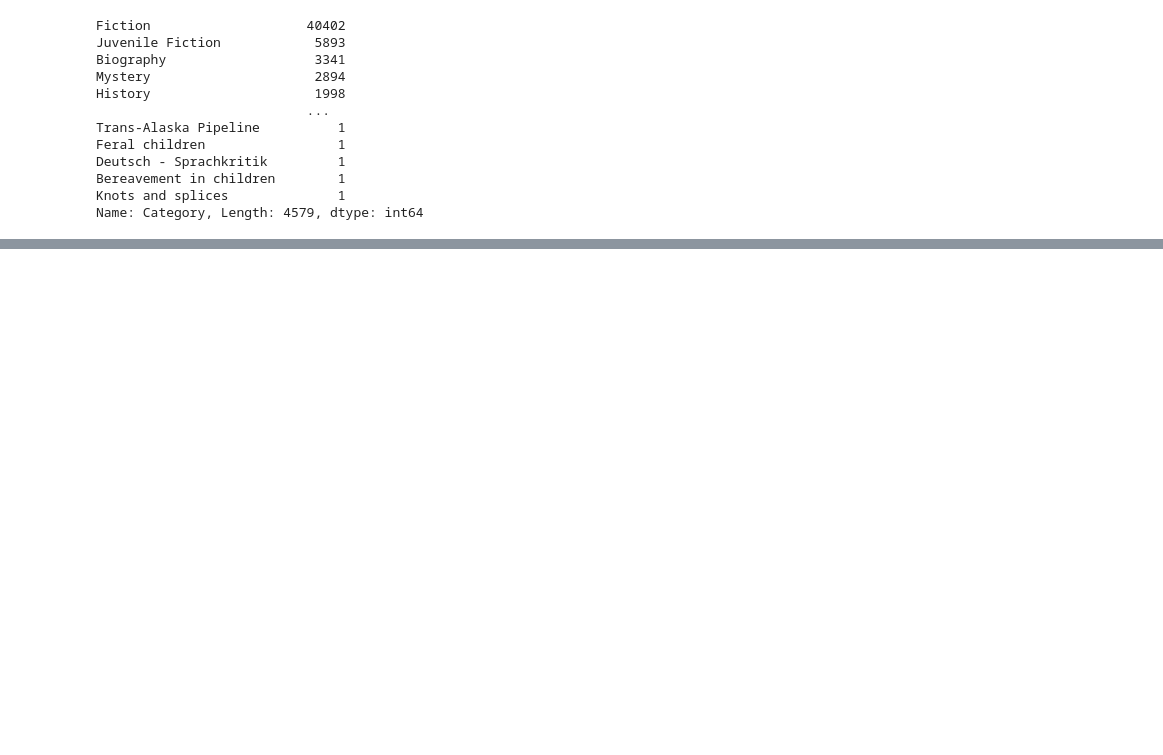
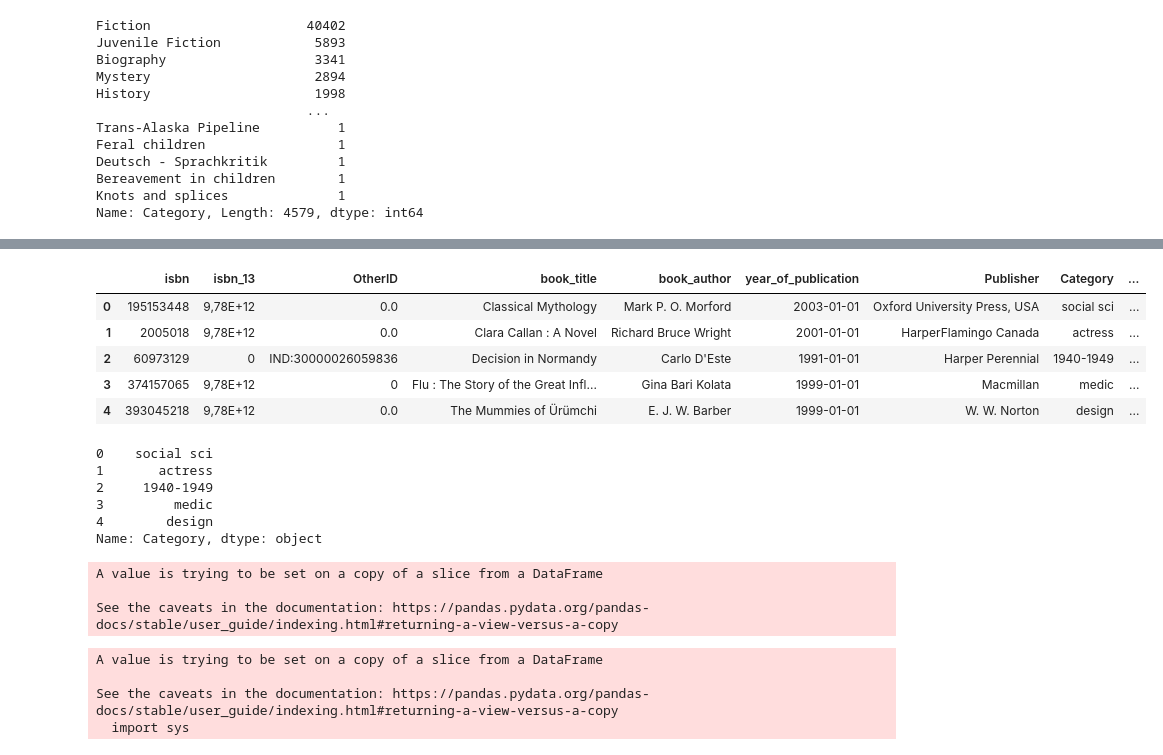
Before and after one commit to ArielNATAF/Books_project, a Jupyter notebook: datasets/Automatic_cleaning_colab_csv.ipynb, the cells around one changed output, grey strips where cells are left out. Drawn from its saved outputs; the diff is of its cells as text; code cells hidden in the pictures; blank space fills up the shorter version.

```diff
--- a/datasets/Automatic_cleaning_colab_csv.ipynb
+++ b/datasets/Automatic_cleaning_colab_csv.ipynb
@@ -540,0 +856,9 @@ books_scrapped_cleaned.to_csv(file_scrapper_cleaned, sep = "|", index = False)
+# %%
+books_scrapped_cleaned = pd.read_csv(file_scrapper_cleaned, sep = '|')
+
+sel_cat = pd.read_csv(path_scrapper + "Sel_cat_autgenr.csv", sep = "|")
+sel_cat = sel_cat.rename( columns = {"Unnamed: 0" :"Categories", "Category": "nb_Books_Inside"} )
+sel_cat_list = list(sel_cat.Categories)
+
+other_cat = pd.read_csv(path_scrapper + "Other_cat_autgenr.csv", sep = "|")
+other_cat = other_cat.rename( columns = {"Unnamed: 0" :"Categories", "Category": "nb_Books_Inside"} )
@@ -540,0 +883,44 @@ books_scrapped_cleaned.to_csv(file_scrapper_cleaned, sep = "|", index = False)
+# %%
+books_scrapped_cleaned.head(5)
+# %% [output]
+|  | isbn | isbn_13 | OtherID | book_title | book_author | year_of_publication | Publisher | Category | ... |
+| 0 | 195153448 | 9,78E+12 | 0.0 | Classical Mythology | Mark P. O. Morford | 2003-01-01 | Oxford University Press, USA | social sci | ... |
+| 1 | 2005018 | 9,78E+12 | 0.0 | Clara Callan : A Novel | Richard Bruce Wright | 2001-01-01 | HarperFlamingo Canada | actress | ... |
+| 2 | 60973129 | 0 | IND:30000026059836 | Decision in Normandy | Carlo D'Este | 1991-01-01 | Harper Perennial | 1940-1949 | ... |
+| 3 | 374157065 | 9,78E+12 | 0 | Flu : The Story of the Great Infl... | Gina Bari Kolata | 1999-01-01 | Macmillan | medic | ... |
+| 4 | 393045218 | 9,78E+12 | 0.0 | The Mummies of Ürümchi | E. J. W. Barber | 1999-01-01 | W. W. Norton | design | ... |
+# %%
+books_scrapped_cleaned["Category"].head()
+# %% [output]
+0    social sci
+1       actress
+2     1940-1949
+3         medic
+4        design
+Name: Category, dtype: object
+# %%
+lines_OK = books_scrapped_cleaned.Category[books_scrapped_cleaned["Category"].isna() == False]
+
+for i in lines_OK.index:
+  if (books_scrapped_cleaned.Category[i] not in sel_cat_list):
+    w = books_scrapped_cleaned.Category[i]
+    w_close = other_cat[other_cat.Categories == w]["Category_Close"]
+    #print(w, "\n", w_close.values[0], "\n", type(w_close.values[0]))
+    books_scrapped_cleaned.Category[i] = w_close.values[0]
+# %% [output]
+A value is trying to be set on a copy of a slice from a DataFrame
+
+See the caveats in the documentation: https://pandas.pydata.org/pandas-docs/stable/user_guide/indexing.html#returning-a-view-versus-a-copy
+# %%
+lines_OK = books_scrapped_cleaned.author_genres[books_scrapped_cleaned["author_genres"].isna() == False]
+
+for i in lines_OK.index:
+  if (books_scrapped_cleaned.author_genres[i] not in sel_cat_list):
+    w = books_scrapped_cleaned.author_genres[i]
+    w_close = other_cat[other_cat.Categories == w]["Category_Close"]
+    books_scrapped_cleaned.author_genres[i] = w_close.values[0]
+# %% [output]
+A value is trying to be set on a copy of a slice from a DataFrame
+
+See the caveats in the documentation: https://pandas.pydata.org/pandas-docs/stable/user_guide/indexing.html#returning-a-view-versus-a-copy
+  import sys
```
Also changed, not shown: parts of 70 cells of this notebook, 10 other files.
